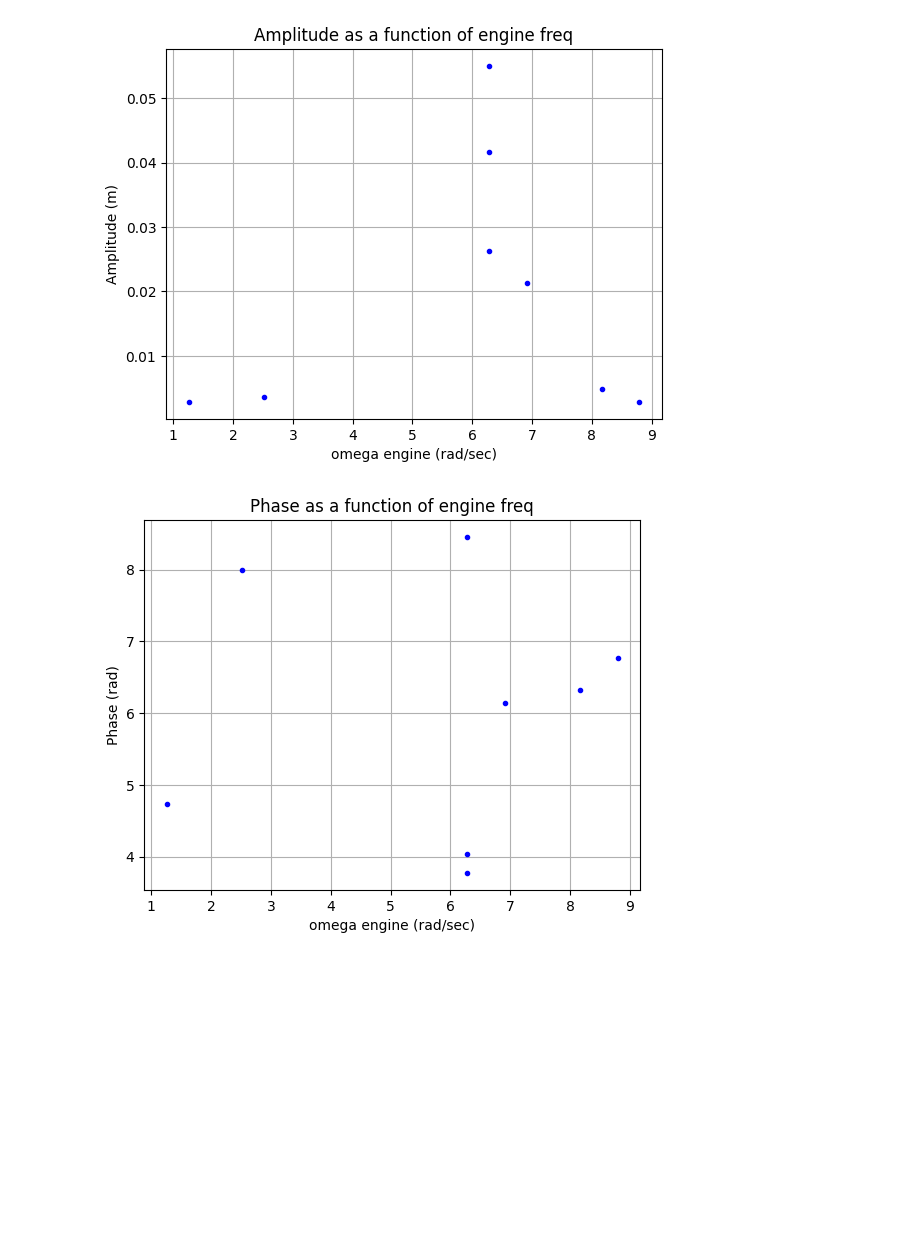
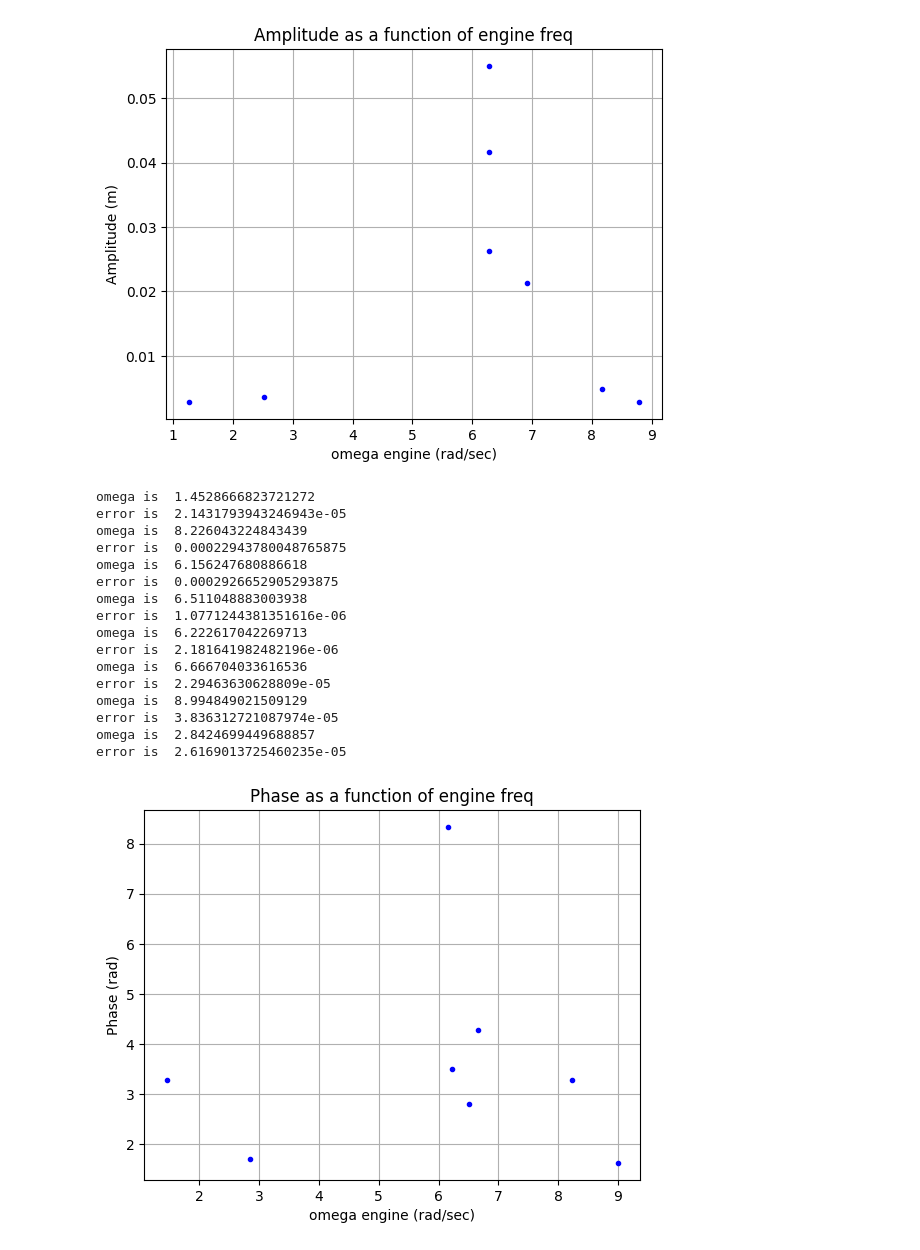
Before and after one commit to ronniegertman/Waves, a Jupyter notebook: harmonic_oscilator.ipynb, the cells around one changed output. Drawn from its saved outputs; the diff is of its cells as text; code cells hidden in the pictures; blank space fills up the shorter version.

Commit message:
Fixed an issue in the phase graph. Added error calculations

```diff
--- a/harmonic_oscilator.ipynb
+++ b/harmonic_oscilator.ipynb
@@ -35,6 +35,9 @@ plt.title("rate: 100 npoints: 2000 simple harmonic oscilations")
 plt.grid()
 plt.savefig("rate100_npoints2000.png")
 
+def calc_varience(amplitudes):
+  return np.var(amplitudes[10:25])
+
 def calc_freq_simple(dt, Nperiods):
   return 2*np.pi*Nperiods/dt
 
@@ -49,7 +52,7 @@ def calc_freq_fourier(time, x):
   positive_amplitude = np.abs(fft_result[frequencies >= 0])
 
   plt.figure(figsize=(10,6))
-  plt.plot(positive_frequencies, positive_amplitude, label="FFT")
+  plt.plot(positive_frequencies[1:50], positive_amplitude[1:50], label="FFT")
   plt.title("Fourier transform")
   plt.xlabel("Frequency [Hz]")
   plt.ylabel("Amplitude")
@@ -57,6 +60,10 @@ def calc_freq_fourier(time, x):
   plt.legend()
   plt.show()
   plt.savefig("fft.png")
+
+
+  var = calc_varience(positive_amplitude)
+  print("width is ", np.sqrt(var)/2)
 
   delta_omega_index = np.argmax(positive_amplitude) #finding the highest amplitude
   return 2*np.pi*positive_frequencies[delta_omega_index] #returning the corresponding freq
@@ -248,13 +264,13 @@ for root,dirs,files in os.walk(directory):
             "amp": (np.max(x_oscilator) - np.min(x_oscilator))/2
         }
 
-        plt.figure()
-        plt.plot(time,x_oscilator,'b.')
-        plt.plot(time,x_engine,'r.')
-        plt.grid()
-        plt.xlabel('time (sec)')
-        plt.ylabel('Amplitude (m)')
-        plt.title("omega engine is %d rad/sec" % omega_engine)
+        # plt.figure()
+        # plt.plot(time,x_oscilator,'b.')
+        # plt.plot(time,x_engine,'r.')
+        # plt.grid()
+        # plt.xlabel('time (sec)')
+        # plt.ylabel('Amplitude (m)')
+        # plt.title("omega engine is %d rad/sec" % omega_engine)
 
 
 
@@ -294,23 +301,49 @@ omega resonance is  6.283185307179586
 [figure]
 # %%
 #finding phi:
-def phi_func(t, x, w, phi):
-  return x * np.cos(w*t + phi)
+def phi_func(t, x, w, phi, b):
+  return x * np.cos(w*t + phi) + b
 
 
-p0 = ([20,3,6])
 phi_vec = []
+omega_v = []
 for element in data:
+    omega_engine = data[element]['omega']
+    amp = data[element]['amp']
+    p0 = ([amp, omega_engine, 3, 1])
     time = np.array(data[element]['time'])
     x = np.array(data[element]['x_oscilator'])
     params,cov = cfit(phi_func,time,x,p0=p0)
+
     phi_vec.append(params[2])
+    omega_v.append(params[1])
+    print("omega is ", params[1])
+    print("error is ", cov[2][2])
 
 plt.figure()
-plt.plot(omega_engine_vec, phi_vec, 'b.')
+
+phi_vec = np.array(phi_vec)
+
+plt.plot(omega_v, phi_vec, 'b.')
 plt.xlabel('omega engine (rad/sec)')
 plt.ylabel('Phase (rad)')
 plt.title("Phase as a function of engine freq")
 plt.grid()
 # %% [output]
+omega is  1.4528666823721272
+error is  2.1431793943246943e-05
+omega is  8.226043224843439
+error is  0.00022943780048765875
+omega is  6.156247680886618
+error is  0.0002926652905293875
+omega is  6.511048883003938
+error is  1.0771244381351616e-06
+omega is  6.222617042269713
+error is  2.181641982482196e-06
+omega is  6.666704033616536
+error is  2.29463630628809e-05
+omega is  8.994849021509129
+error is  3.836312721087974e-05
+omega is  2.8424699449688857
+error is  2.6169013725460235e-05
-[figure, old version]
+[figure, new version]
```
Also changed, not shown: parts of 5 cells of this notebook.
